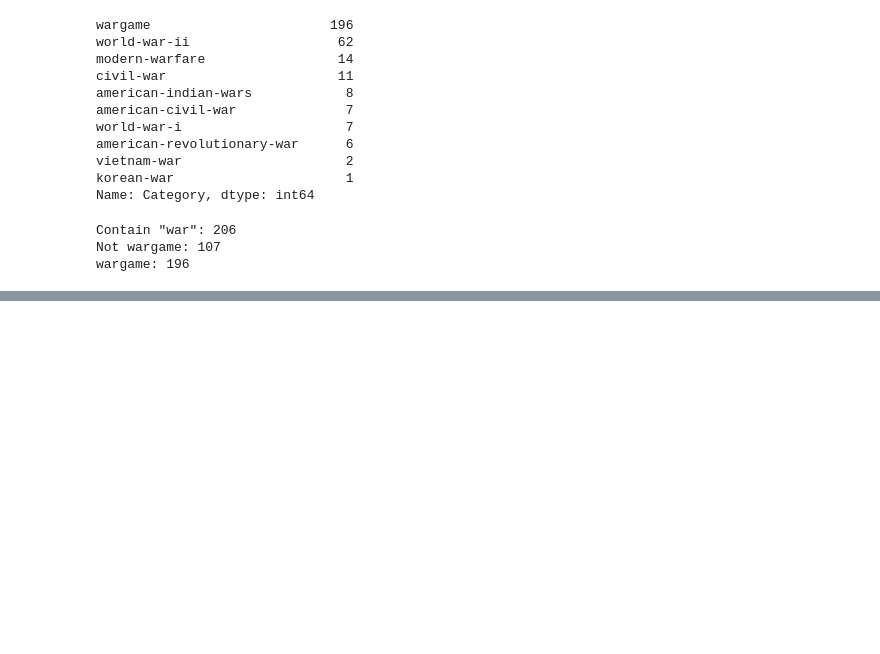
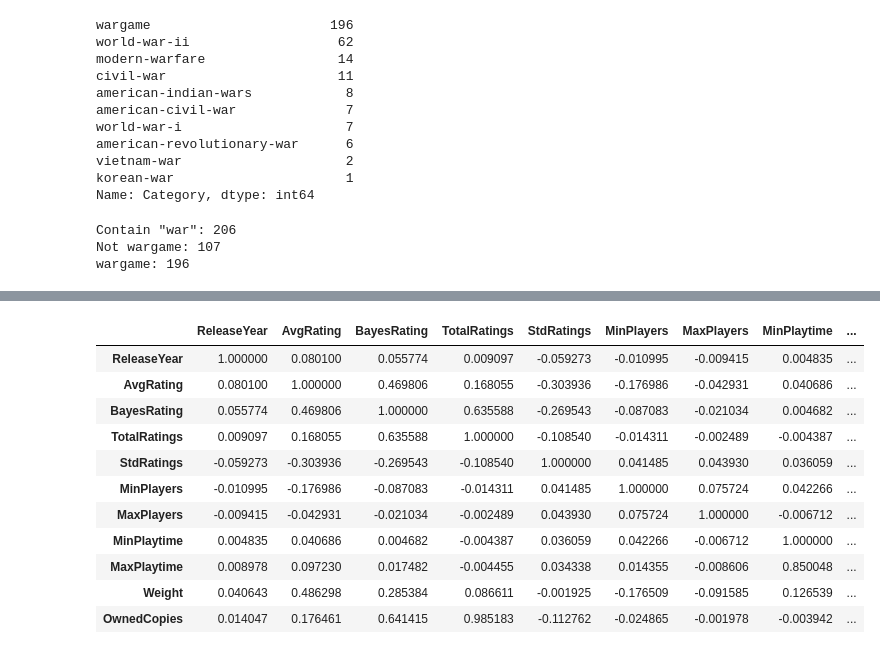
Before and after one commit to randynobx/bloomtech-ds40-group-project, a Jupyter notebook: notebooks/eda.ipynb, the cells around one changed output, grey strips where cells are left out. Drawn from its saved outputs; the diff is of its cells as text; code cells hidden in the pictures; blank space fills up the shorter version.

```diff
--- a/notebooks/eda.ipynb
+++ b/notebooks/eda.ipynb
@@ -275,0 +244,15 @@ wargame: 196
+# %%
+df_games.corr()
+# %% [output]
+|  | ReleaseYear | AvgRating | BayesRating | TotalRatings | StdRatings | MinPlayers | MaxPlayers | MinPlaytime | ... |
+| ReleaseYear | 1.000000 | 0.080100 | 0.055774 | 0.009097 | -0.059273 | -0.010995 | -0.009415 | 0.004835 | ... |
+| AvgRating | 0.080100 | 1.000000 | 0.469806 | 0.168055 | -0.303936 | -0.176986 | -0.042931 | 0.040686 | ... |
+| BayesRating | 0.055774 | 0.469806 | 1.000000 | 0.635588 | -0.269543 | -0.087083 | -0.021034 | 0.004682 | ... |
+| TotalRatings | 0.009097 | 0.168055 | 0.635588 | 1.000000 | -0.108540 | -0.014311 | -0.002489 | -0.004387 | ... |
+| StdRatings | -0.059273 | -0.303936 | -0.269543 | -0.108540 | 1.000000 | 0.041485 | 0.043930 | 0.036059 | ... |
+| MinPlayers | -0.010995 | -0.176986 | -0.087083 | -0.014311 | 0.041485 | 1.000000 | 0.075724 | 0.042266 | ... |
+| MaxPlayers | -0.009415 | -0.042931 | -0.021034 | -0.002489 | 0.043930 | 0.075724 | 1.000000 | -0.006712 | ... |
+| MinPlaytime | 0.004835 | 0.040686 | 0.004682 | -0.004387 | 0.036059 | 0.042266 | -0.006712 | 1.000000 | ... |
+| MaxPlaytime | 0.008978 | 0.097230 | 0.017482 | -0.004455 | 0.034338 | 0.014355 | -0.008606 | 0.850048 | ... |
+| Weight | 0.040643 | 0.486298 | 0.285384 | 0.086611 | -0.001925 | -0.176509 | -0.091585 | 0.126539 | ... |
+| OwnedCopies | 0.014047 | 0.176461 | 0.641415 | 0.985183 | -0.112762 | -0.024865 | -0.001978 | -0.003942 | ... |
```
Also changed, not shown: parts of 3 cells of this notebook, 3 other files.
